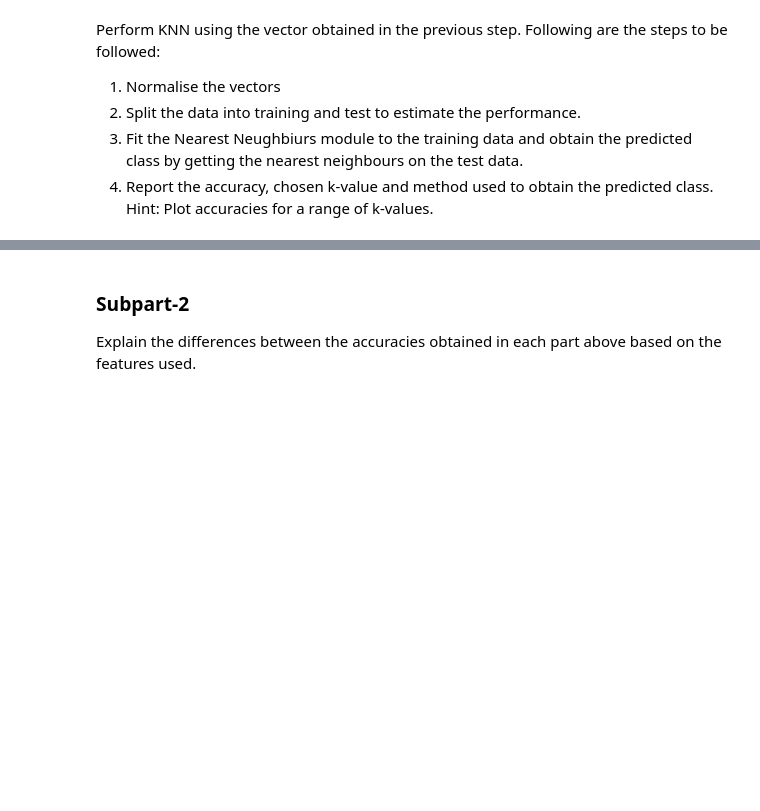
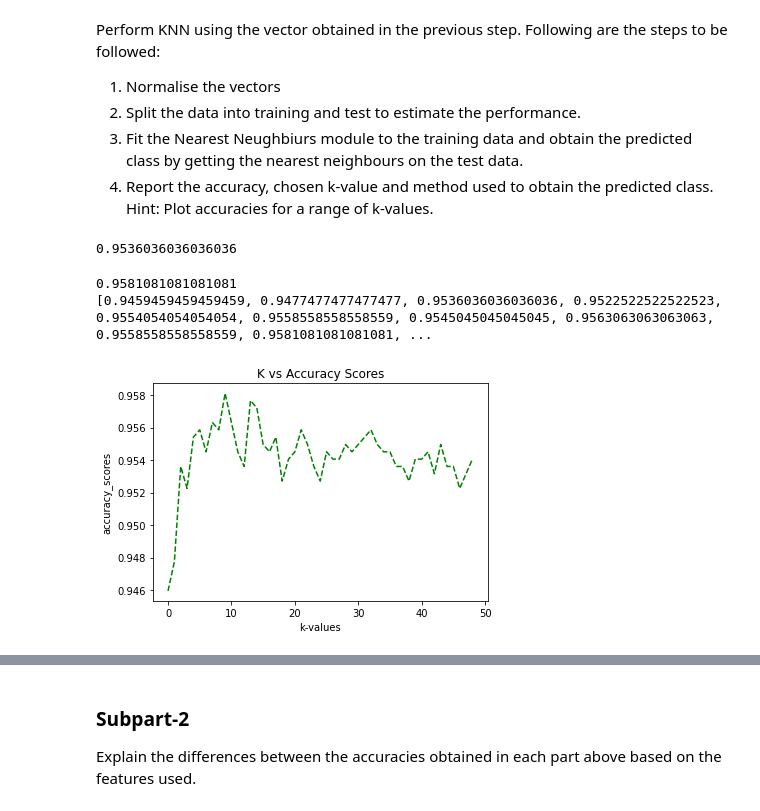
Before and after one commit to LainWiredIn/KNN-Classifier, a Jupyter notebook: SMAI_Assignment1/SMAI_Assignment1/Q1/2021121003_A1_Q1.ipynb, the cells around one changed output, grey strips where cells are left out. Drawn from its saved outputs; the diff is of its cells as text; code cells hidden in the pictures; blank space fills up the shorter version.

```diff
--- a/SMAI_Assignment1/SMAI_Assignment1/Q1/2021121003_A1_Q1.ipynb
+++ b/SMAI_Assignment1/SMAI_Assignment1/Q1/2021121003_A1_Q1.ipynb
@@ -432,0 +645,3 @@ Combine both the vectors obtained from the tweet_vectoriser() and get_features()
+# %%
+new_vec = np.concatenate((x, tweet_x), axis = 1)
+new_vec.shape
@@ -441,0 +657,62 @@ Perform KNN using the vector obtained in the previous step. Following are the st
+# %%
+normalized_x = normalize(new_vec)
+normalized_x
+x_train, x_test, y_train, y_test = train_test_split(normalized_x, y, test_size=0.2, random_state=37)
+
+knn = NearestNeighbors(n_neighbors=3, algorithm='auto', metric='minkowski', p=2)
+knn.fit(x_train)
+val = knn.kneighbors(x_test, return_distance=False)
+
+def concat_classification(val, x_train, y_train):
+    predicted_test = []
+    for i in val:
+        counter=0
+        for j in i:
+            if y_train[j] == 0:
+                counter = counter - 1
+            else:
+                counter = counter + 1
+        if(counter<=0):
+            predicted_test.append([0])
+        else:
+            predicted_test.append([1])
+    return np.array(predicted_test)
+
+l = concat_classification(val, x_train, y_train)
+print(accuracy_score(y_test, l))
+# %% [output]
+0.9536036036036036
+# %%
+# experimenting for different values of k
+concat_accuracy_scores = []
+for i in range(1, 50):
+    knn = NearestNeighbors(n_neighbors = i, algorithm = 'auto', metric = 'minkowski', p = 2)
+    knn.fit(x_train)
+    val = knn.kneighbors(x_test, return_distance = False)
+    l = concat_classification(val, x_train, y_train)
+    acc = accuracy_score(y_test, l)
+    concat_accuracy_scores.append(acc)
+concat_accuracy_scores
+xacc_concat = max(concat_accuracy_scores)
+print(xacc_concat)
+print(concat_accuracy_scores)
+
+# matplotlib karde bhai
+# ok bhai
+# plotting the points
+plt.plot(concat_accuracy_scores, color='green', linestyle='dashed')
+
+# naming the x axis
+plt.xlabel('k-values')
+# naming the y axis
+plt.ylabel('accuracy_scores')
+
+# giving a title to my graph
+plt.title('K vs Accuracy Scores')
+
+# function to show the plot
+plt.show()
+# %% [output]
+0.9581081081081081
+[0.9459459459459459, 0.9477477477477477, 0.9536036036036036, 0.9522522522522523, 0.9554054054054054, 0.9558558558558559, 0.9545045045045045, 0.9563063063063063, 0.9558558558558559, 0.9581081081081081, ...
+[figure, added]
```
Also changed, not shown: parts of 27 cells of this notebook, 2 other files.
